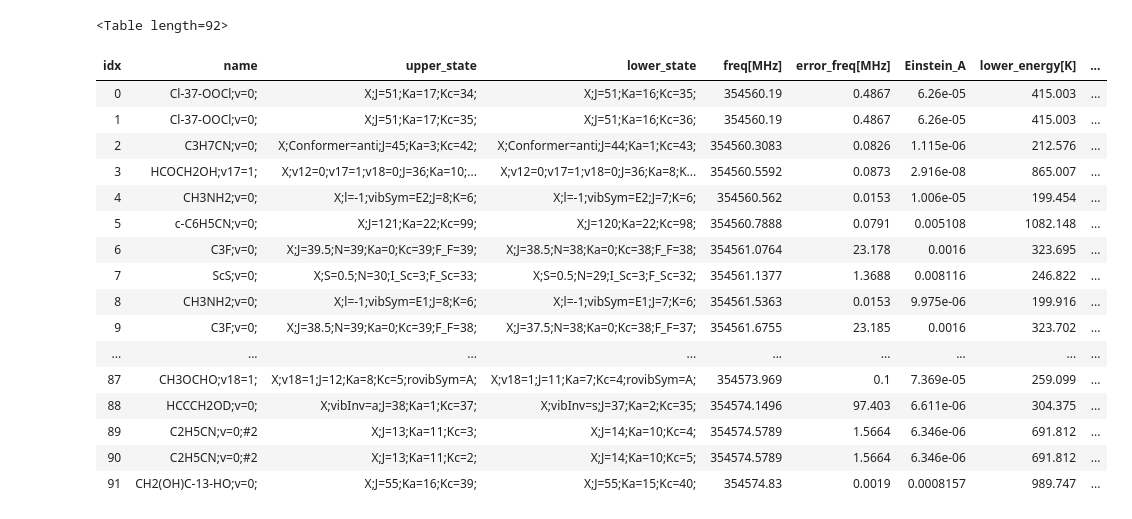
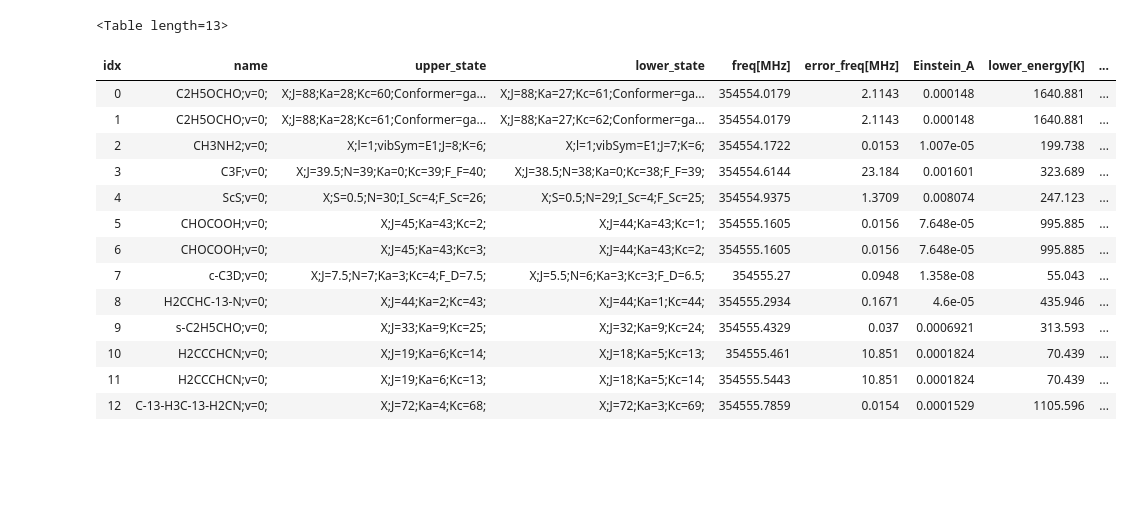
Before and after one commit to yaolun/xclass, a Jupyter notebook: XCLASSquery.ipynb, the cells around one changed output. Drawn from its saved outputs; the diff is of its cells as text; code cells hidden in the pictures; blank space fills up the shorter version.

```diff
--- a/XCLASSquery.ipynb
+++ b/XCLASSquery.ipynb
@@ -46,24 +46,21 @@ def XCLASSquery(freqlow, freqhigh):
 
     return output
 # %%
-a = XCLASSquery(354560, 354575)
+a = XCLASSquery(354554, 354556)
 a.show_in_notebook()
 # %% [output]
-<Table length=92>
+<Table length=13>
 | idx | name | upper_state | lower_state | freq[MHz] | error_freq[MHz] | Einstein_A | lower_energy[K] | ... |
-| 0 | Cl-37-OOCl;v=0; | X;J=51;Ka=17;Kc=34; | X;J=51;Ka=16;Kc=35; | 354560.19 | 0.4867 | 6.26e-05 | 415.003 | ... |
-| 1 | Cl-37-OOCl;v=0; | X;J=51;Ka=17;Kc=35; | X;J=51;Ka=16;Kc=36; | 354560.19 | 0.4867 | 6.26e-05 | 415.003 | ... |
-| 2 | C3H7CN;v=0; | X;Conformer=anti;J=45;Ka=3;Kc=42; | X;Conformer=anti;J=44;Ka=1;Kc=43; | 354560.3083 | 0.0826 | 1.115e-06 | 212.576 | ... |
-| 3 | HCOCH2OH;v17=1; | X;v12=0;v17=1;v18=0;J=36;Ka=10;... | X;v12=0;v17=1;v18=0;J=36;Ka=8;K... | 354560.5592 | 0.0873 | 2.916e-08 | 865.007 | ... |
-| 4 | CH3NH2;v=0; | X;l=-1;vibSym=E2;J=8;K=6; | X;l=-1;vibSym=E2;J=7;K=6; | 354560.562 | 0.0153 | 1.006e-05 | 199.454 | ... |
-| 5 | c-C6H5CN;v=0; | X;J=121;Ka=22;Kc=99; | X;J=120;Ka=22;Kc=98; | 354560.7888 | 0.0791 | 0.005108 | 1082.148 | ... |
-| 6 | C3F;v=0; | X;J=39.5;N=39;Ka=0;Kc=39;F_F=39; | X;J=38.5;N=38;Ka=0;Kc=38;F_F=38; | 354561.0764 | 23.178 | 0.0016 | 323.695 | ... |
-| 7 | ScS;v=0; | X;S=0.5;N=30;I_Sc=3;F_Sc=33; | X;S=0.5;N=29;I_Sc=3;F_Sc=32; | 354561.1377 | 1.3688 | 0.008116 | 246.822 | ... |
-| 8 | CH3NH2;v=0; | X;l=-1;vibSym=E1;J=8;K=6; | X;l=-1;vibSym=E1;J=7;K=6; | 354561.5363 | 0.0153 | 9.975e-06 | 199.916 | ... |
-| 9 | C3F;v=0; | X;J=38.5;N=39;Ka=0;Kc=39;F_F=38; | X;J=37.5;N=38;Ka=0;Kc=38;F_F=37; | 354561.6755 | 23.185 | 0.0016 | 323.702 | ... |
-| ... | ... | ... | ... | ... | ... | ... | ... | ... |
-| 87 | CH3OCHO;v18=1; | X;v18=1;J=12;Ka=8;Kc=5;rovibSym=A; | X;v18=1;J=11;Ka=7;Kc=4;rovibSym=A; | 354573.969 | 0.1 | 7.369e-05 | 259.099 | ... |
-| 88 | HCCCH2OD;v=0; | X;vibInv=a;J=38;Ka=1;Kc=37; | X;vibInv=s;J=37;Ka=2;Kc=35; | 354574.1496 | 97.403 | 6.611e-06 | 304.375 | ... |
-| 89 | C2H5CN;v=0;#2 | X;J=13;Ka=11;Kc=3; | X;J=14;Ka=10;Kc=4; | 354574.5789 | 1.5664 | 6.346e-06 | 691.812 | ... |
-| 90 | C2H5CN;v=0;#2 | X;J=13;Ka=11;Kc=2; | X;J=14;Ka=10;Kc=5; | 354574.5789 | 1.5664 | 6.346e-06 | 691.812 | ... |
-| 91 | CH2(OH)C-13-HO;v=0; | X;J=55;Ka=16;Kc=39; | X;J=55;Ka=15;Kc=40; | 354574.83 | 0.0019 | 0.0008157 | 989.747 | ... |
+| 0 | C2H5OCHO;v=0; | X;J=88;Ka=28;Kc=60;Conformer=ga... | X;J=88;Ka=27;Kc=61;Conformer=ga... | 354554.0179 | 2.1143 | 0.000148 | 1640.881 | ... |
+| 1 | C2H5OCHO;v=0; | X;J=88;Ka=28;Kc=61;Conformer=ga... | X;J=88;Ka=27;Kc=62;Conformer=ga... | 354554.0179 | 2.1143 | 0.000148 | 1640.881 | ... |
+| 2 | CH3NH2;v=0; | X;l=1;vibSym=E1;J=8;K=6; | X;l=1;vibSym=E1;J=7;K=6; | 354554.1722 | 0.0153 | 1.007e-05 | 199.738 | ... |
+| 3 | C3F;v=0; | X;J=39.5;N=39;Ka=0;Kc=39;F_F=40; | X;J=38.5;N=38;Ka=0;Kc=38;F_F=39; | 354554.6144 | 23.184 | 0.001601 | 323.689 | ... |
+| 4 | ScS;v=0; | X;S=0.5;N=30;I_Sc=4;F_Sc=26; | X;S=0.5;N=29;I_Sc=4;F_Sc=25; | 354554.9375 | 1.3709 | 0.008074 | 247.123 | ... |
+| 5 | CHOCOOH;v=0; | X;J=45;Ka=43;Kc=2; | X;J=44;Ka=43;Kc=1; | 354555.1605 | 0.0156 | 7.648e-05 | 995.885 | ... |
+| 6 | CHOCOOH;v=0; | X;J=45;Ka=43;Kc=3; | X;J=44;Ka=43;Kc=2; | 354555.1605 | 0.0156 | 7.648e-05 | 995.885 | ... |
+| 7 | c-C3D;v=0; | X;J=7.5;N=7;Ka=3;Kc=4;F_D=7.5; | X;J=5.5;N=6;Ka=3;Kc=3;F_D=6.5; | 354555.27 | 0.0948 | 1.358e-08 | 55.043 | ... |
+| 8 | H2CCHC-13-N;v=0; | X;J=44;Ka=2;Kc=43; | X;J=44;Ka=1;Kc=44; | 354555.2934 | 0.1671 | 4.6e-05 | 435.946 | ... |
+| 9 | s-C2H5CHO;v=0; | X;J=33;Ka=9;Kc=25; | X;J=32;Ka=9;Kc=24; | 354555.4329 | 0.037 | 0.0006921 | 313.593 | ... |
+| 10 | H2CCCHCN;v=0; | X;J=19;Ka=6;Kc=14; | X;J=18;Ka=5;Kc=13; | 354555.461 | 10.851 | 0.0001824 | 70.439 | ... |
+| 11 | H2CCCHCN;v=0; | X;J=19;Ka=6;Kc=13; | X;J=18;Ka=5;Kc=14; | 354555.5443 | 10.851 | 0.0001824 | 70.439 | ... |
+| 12 | C-13-H3C-13-H2CN;v=0; | X;J=72;Ka=4;Kc=68; | X;J=72;Ka=3;Kc=69; | 354555.7859 | 0.0154 | 0.0001529 | 1105.596 | ... |
```
Also changed, not shown: 6 other files.
